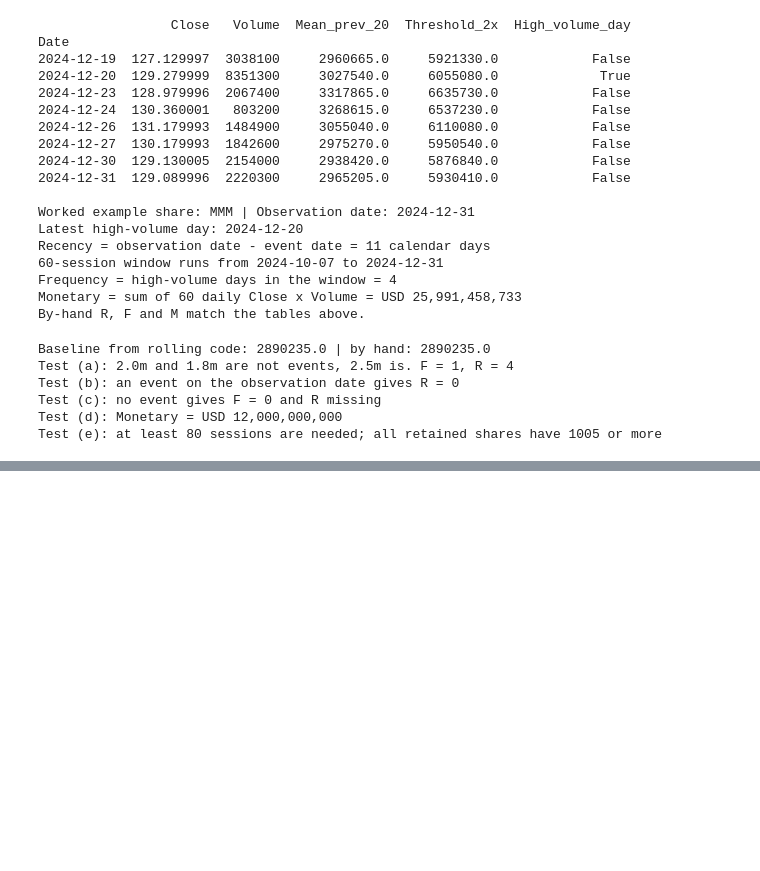
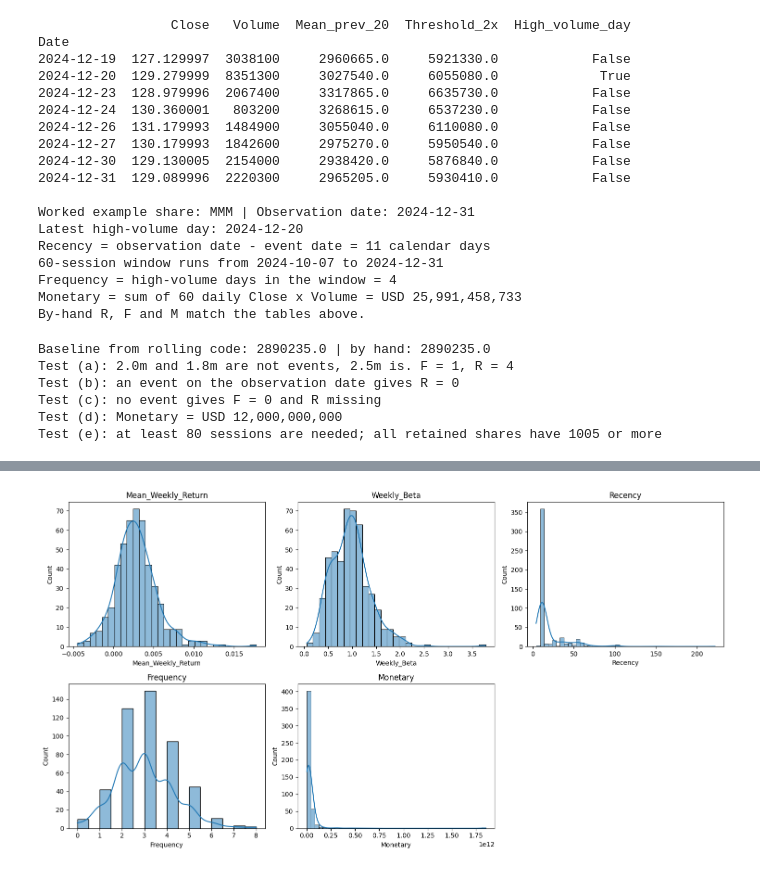
Before and after one commit to shahlyfayeek/crm-cwk1-stock-segmentation, a Jupyter notebook: CRM_CWK1_20521398.ipynb, the cells around one changed output, grey strips where cells are left out. Saved outputs shown, nothing was run; the diff lists cells and outputs as text; code cells hidden in the pictures; blank space fills up the shorter version.

Commit message:
1.5 Build feature table, summary statistics and histograms

```diff
--- a/CRM_CWK1_20521398.ipynb
+++ b/CRM_CWK1_20521398.ipynb
@@ -704,0 +717,19 @@ Test (e): at least 80 sessions are needed; all retained shares have 1005 or more
+# %%
+# --- Feature table: one row per included share ---
+features = mean_ret[['Mean_Weekly_Return']]
+features = features.join(beta_df)
+features = features.join(recency[['Recency']])
+features = features.join(frequency)
+features = features.join(monetary)
+features = features.join(sp500.set_index('Ticker')[['Security', 'GICS Sector']])
+
+features['Observation_Date'] = obs_date.date()
+model_cols = ['Mean_Weekly_Return', 'Weekly_Beta', 'Recency', 'Frequency', 'Monetary']
+features['In_Common_Valid_Set'] = features[model_cols].notna().all(axis=1)
+features = features[['Security', 'GICS Sector', 'Mean_Weekly_Return', 'Weekly_Beta', 'Aligned_Weeks',
+                     'Recency', 'Frequency', 'Monetary', 'Observation_Date', 'In_Common_Valid_Set']]
+features.to_csv(DATA_DIR + '/feature_table.csv')
+
+print('Rows in the feature table (one per included share):', len(features))
+print('Shares in the common valid set for clustering   :', int(features['In_Common_Valid_Set'].sum()))
+features.head()
@@ -704,0 +760,12 @@ Test (e): at least 80 sessions are needed; all retained shares have 1005 or more
+# %%
+# Distributions (skew and outliers matter for clustering in Task 2)
+fig, axes = plt.subplots(2, 3, figsize=(15, 8))
+for ax, col in zip(axes.flatten(), model_cols):
+    sns.histplot(features[col].dropna(), kde=True, ax=ax)
+    ax.set_title(col)
+axes.flatten()[-1].axis('off')
+plt.tight_layout()
+plt.savefig(FIG_DIR + '/feature_histograms.png', dpi=150)
+plt.show()
+# %% [output]
+[figure, added]
```
Also changed, not shown: parts of 3 cells of this notebook.
